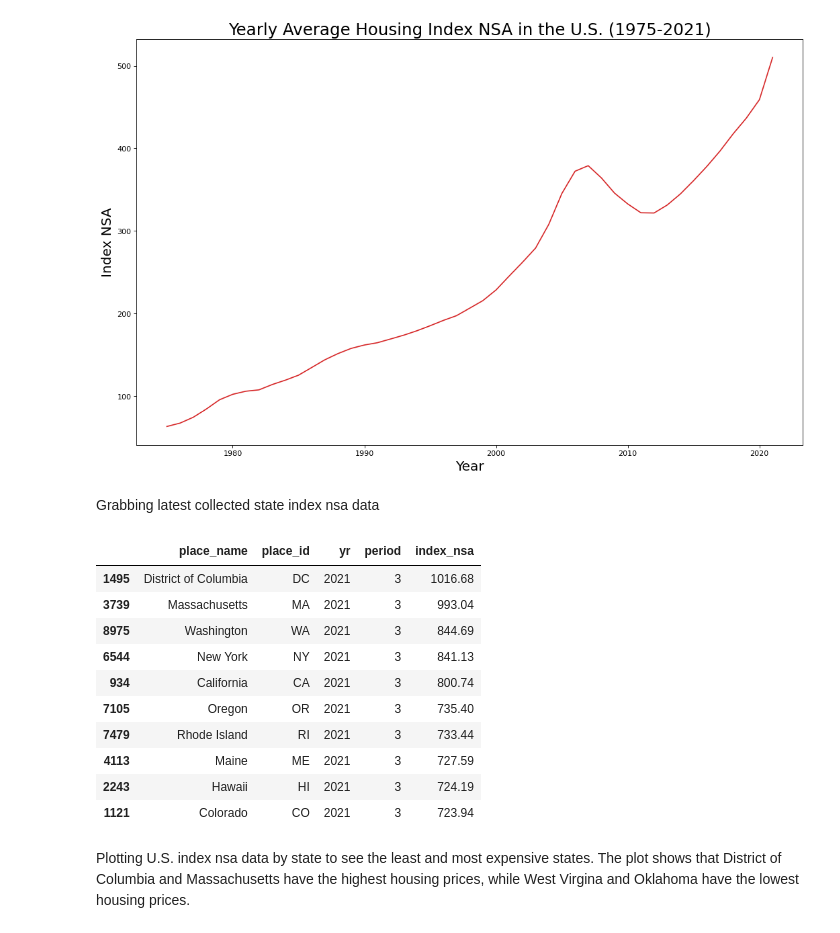
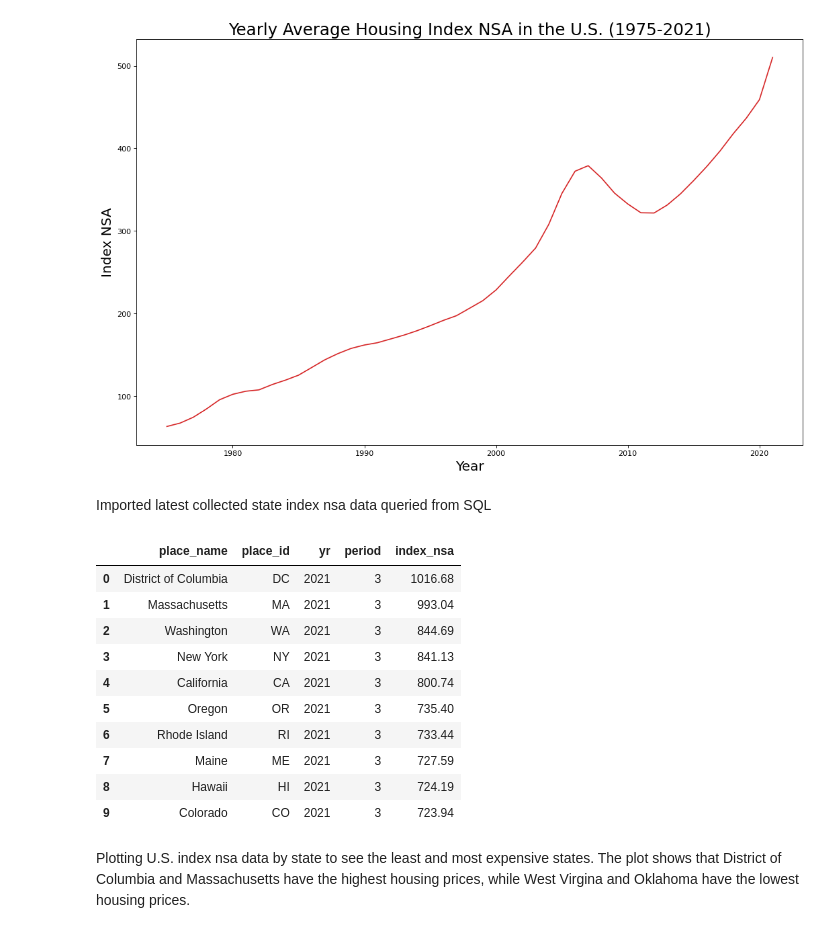
Before and after one commit to jjkcoding/US-Housing-Index-NSA-Analysis, a Jupyter notebook: US_Index_NSA_Data_Analysis.ipynb, the cells around one changed output. Cells and saved outputs as stored; diff of their text form; code cells hidden in the pictures.

```diff
--- a/US_Index_NSA_Data_Analysis.ipynb
+++ b/US_Index_NSA_Data_Analysis.ipynb
@@ -98,22 +61,23 @@ plt.show()
 # %% [output]
 [figure]
 # %% [markdown]
-Grabbing latest collected state index nsa data
+Imported latest collected state index nsa data queried from SQL
-# %%
-latest_state_dat = state_q_dat.loc[(state_q_dat.yr == 2021) & (state_q_dat.period == 3)].sort_values(by = "index_nsa", ascending = False)
-latest_state_dat.head(10)
-# %% [output]
-|  | place_name | place_id | yr | period | index_nsa |
-| 1495 | District of Columbia | DC | 2021 | 3 | 1016.68 |
-| 3739 | Massachusetts | MA | 2021 | 3 | 993.04 |
-| 8975 | Washington | WA | 2021 | 3 | 844.69 |
-| 6544 | New York | NY | 2021 | 3 | 841.13 |
-| 934 | California | CA | 2021 | 3 | 800.74 |
-| 7105 | Oregon | OR | 2021 | 3 | 735.40 |
-| 7479 | Rhode Island | RI | 2021 | 3 | 733.44 |
-| 4113 | Maine | ME | 2021 | 3 | 727.59 |
-| 2243 | Hawaii | HI | 2021 | 3 | 724.19 |
-| 1121 | Colorado | CO | 2021 | 3 | 723.94 |
+# %%
+path = "/content/latest_housing.csv"
+latest_state_dat = pd.read_csv(path)
+latest_state_dat.head(10)
+# %% [output]
+|  | place_name | place_id | yr | period | index_nsa |
+| 0 | District of Columbia | DC | 2021 | 3 | 1016.68 |
+| 1 | Massachusetts | MA | 2021 | 3 | 993.04 |
+| 2 | Washington | WA | 2021 | 3 | 844.69 |
+| 3 | New York | NY | 2021 | 3 | 841.13 |
+| 4 | California | CA | 2021 | 3 | 800.74 |
+| 5 | Oregon | OR | 2021 | 3 | 735.40 |
+| 6 | Rhode Island | RI | 2021 | 3 | 733.44 |
+| 7 | Maine | ME | 2021 | 3 | 727.59 |
+| 8 | Hawaii | HI | 2021 | 3 | 724.19 |
+| 9 | Colorado | CO | 2021 | 3 | 723.94 |
 # %% [markdown]
 Plotting U.S. index nsa data by state to see the least and most expensive states. The plot shows that District of Columbia and Massachusetts have the highest housing prices, while West Virgina and Oklahoma have the lowest housing prices.
 # %%
```
Also changed, not shown: parts of 14 cells of this notebook.
